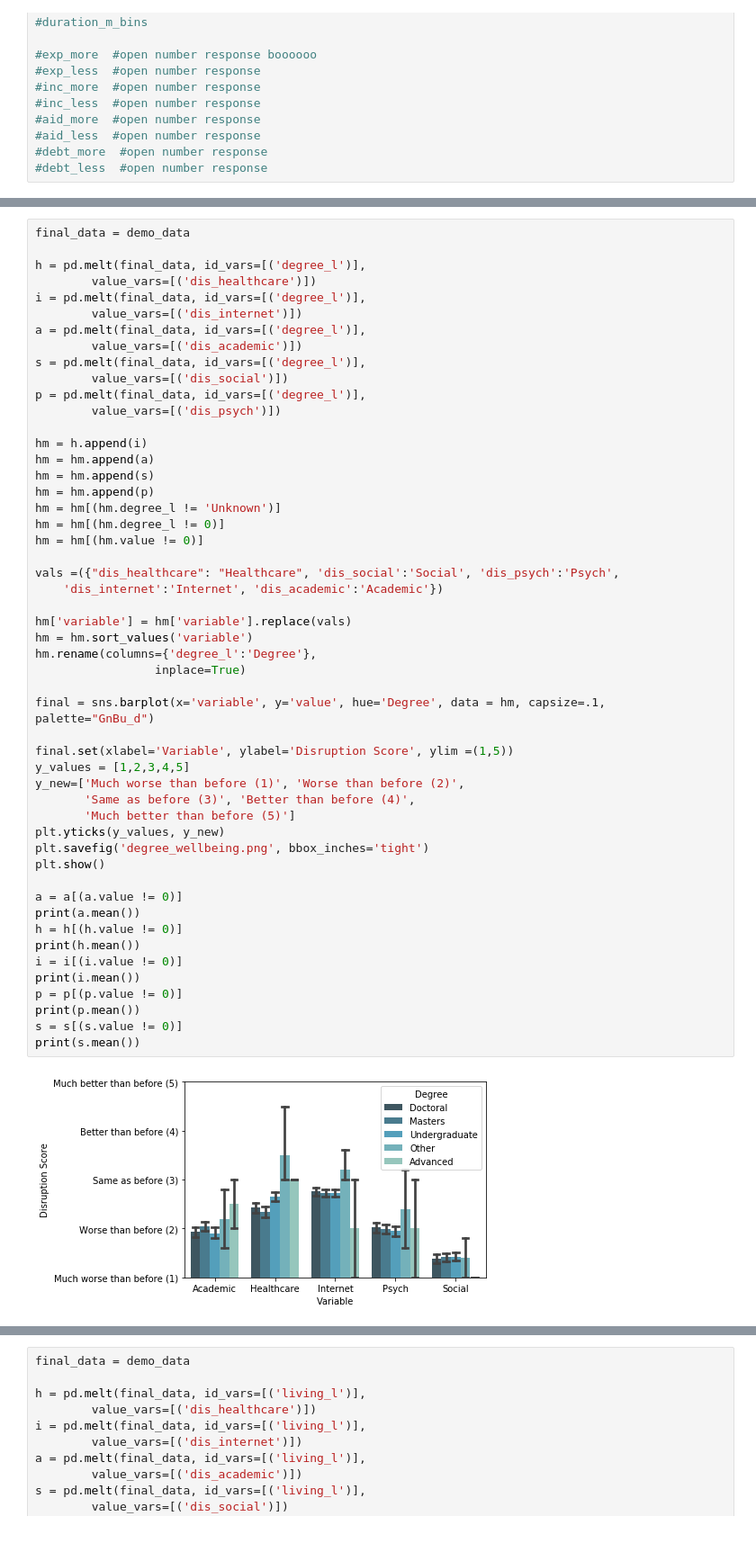
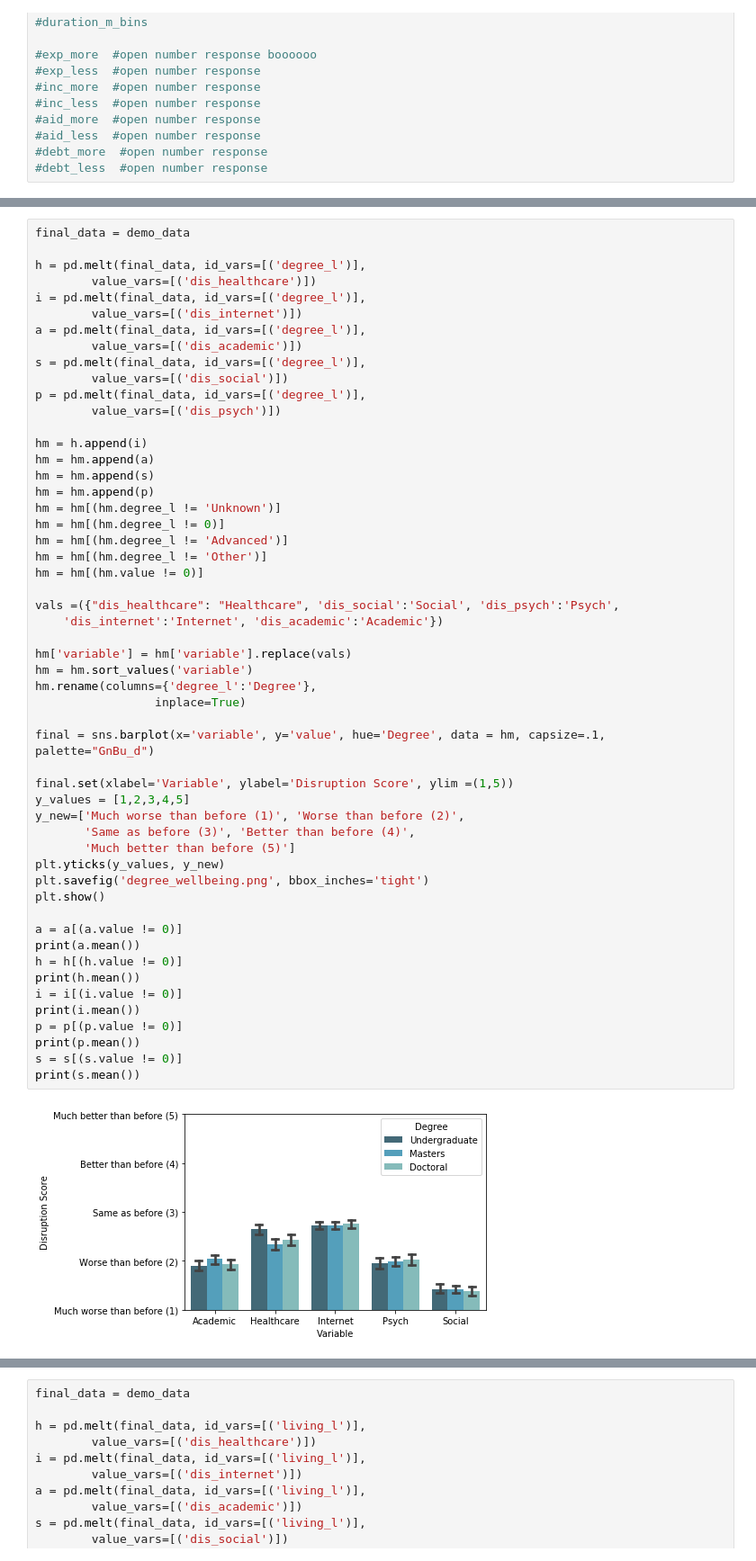
Before and after one commit to ananyan/ds-final, a Jupyter notebook: Notebooks_Yakira/PublicDataEDA.ipynb, the cells around one changed output, grey strips where cells are left out. Shown at 90% size. Saved outputs shown, nothing was run; the diff lists cells and outputs as text.

```diff
--- a/Notebooks_Yakira/PublicDataEDA.ipynb
+++ b/Notebooks_Yakira/PublicDataEDA.ipynb
@@ -320,39 +278,41 @@ hm = hm.append(s)
 hm = hm.append(p)
 hm = hm[(hm.degree_l != 'Unknown')]
 hm = hm[(hm.degree_l != 0)]
+hm = hm[(hm.degree_l != 'Advanced')]
+hm = hm[(hm.degree_l != 'Other')]
 hm = hm[(hm.value != 0)]
 
 vals =({"dis_healthcare": "Healthcare", 'dis_social':'Social', 'dis_psych':'Psych',
     'dis_internet':'Internet', 'dis_academic':'Academic'})
 
 hm['variable'] = hm['variable'].replace(vals)
 hm = hm.sort_values('variable')
 hm.rename(columns={'degree_l':'Degree'},
                  inplace=True)
 
 final = sns.barplot(x='variable', y='value', hue='Degree', data = hm, capsize=.1, palette="GnBu_d")
 
 final.set(xlabel='Variable', ylabel='Disruption Score', ylim =(1,5))
 y_values = [1,2,3,4,5]
 y_new=['Much worse than before (1)', 'Worse than before (2)',
        'Same as before (3)', 'Better than before (4)',
        'Much better than before (5)']
 plt.yticks(y_values, y_new)
 plt.savefig('degree_wellbeing.png', bbox_inches='tight')
 plt.show()
 
 a = a[(a.value != 0)]
 print(a.mean())
 h = h[(h.value != 0)]
 print(h.mean())
 i = i[(i.value != 0)]
 print(i.mean())
 p = p[(p.value != 0)]
 print(p.mean())
 s = s[(s.value != 0)]
 print(s.mean())
 # %% [output]
-[figure, old version]
+[figure, new version]
 value    1.970475
 dtype: float64
 value    2.491393
```
Also changed, not shown: parts of 26 cells of this notebook, 1 other file.
